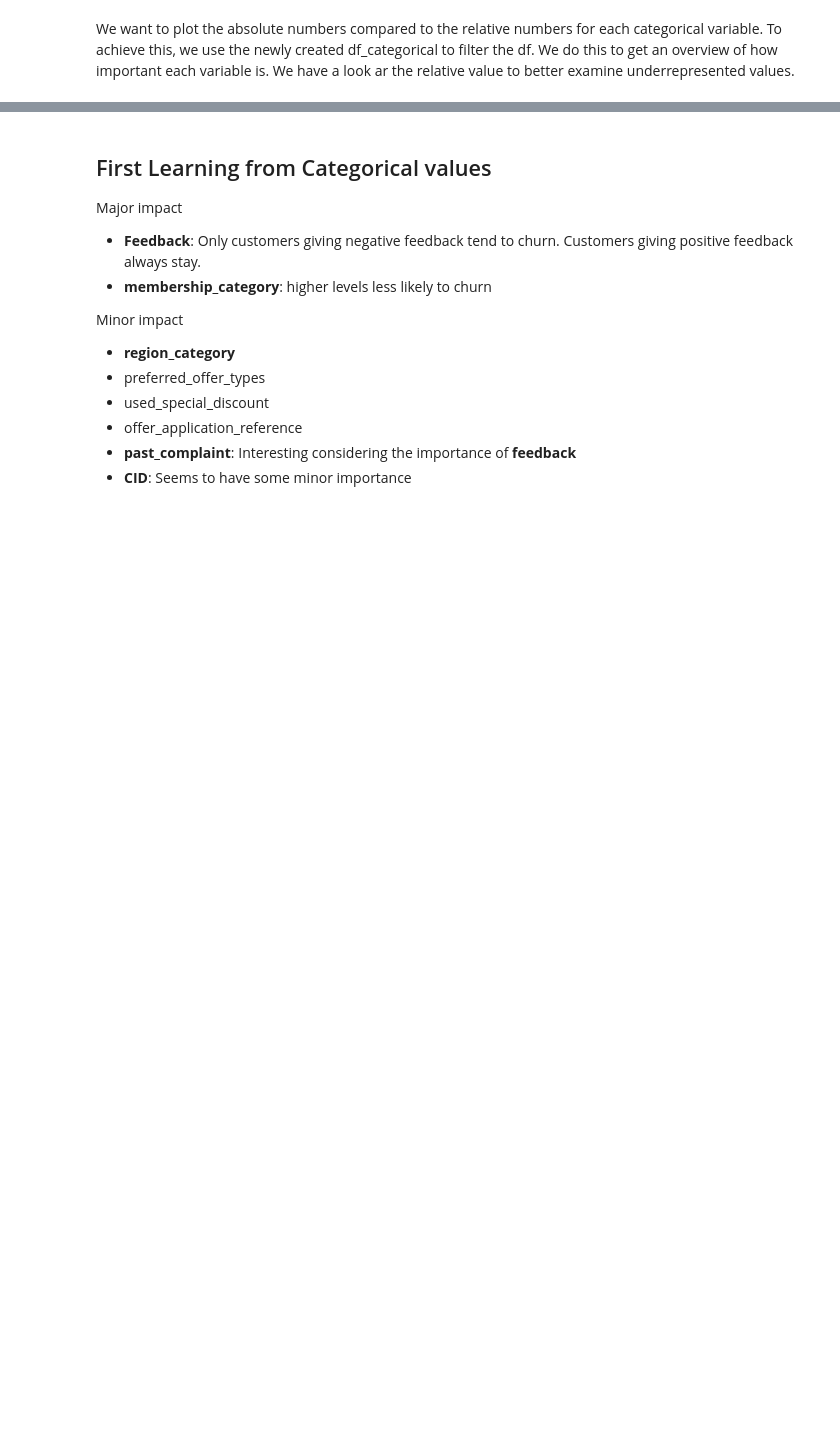
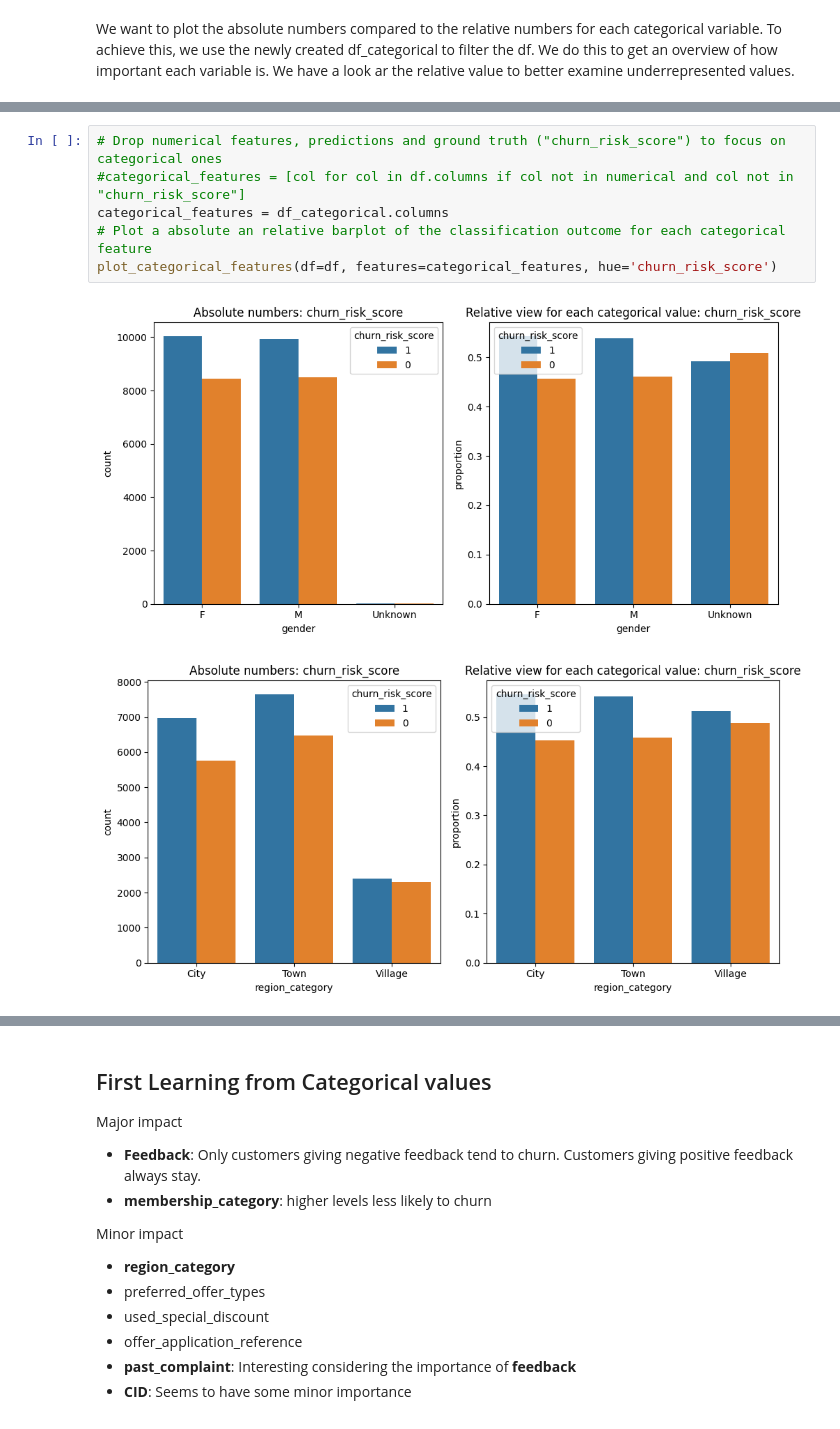
Before and after one commit to forster-j/churn-prediction, a Jupyter notebook: 03_EDA.ipynb, the cells around one changed output, grey strips where cells are left out. Saved outputs shown, nothing was run; the diff lists cells and outputs as text; blank space fills up the shorter version.

```diff
--- a/03_EDA.ipynb
+++ b/03_EDA.ipynb
@@ -122,0 +85,9 @@ for plot in df_categorical.columns:
+# %%
+# Drop numerical features, predictions and ground truth ("churn_risk_score") to focus on categorical ones
+#categorical_features = [col for col in df.columns if col not in numerical and col not in "churn_risk_score"]
+categorical_features = df_categorical.columns
+# Plot a absolute an relative barplot of the classification outcome for each categorical feature
+plot_categorical_features(df=df, features=categorical_features, hue='churn_risk_score')
+# %% [output]
+[figure, added]
+[figure, added]
```
Also changed, not shown: parts of 5 cells of this notebook, 1 other file.
